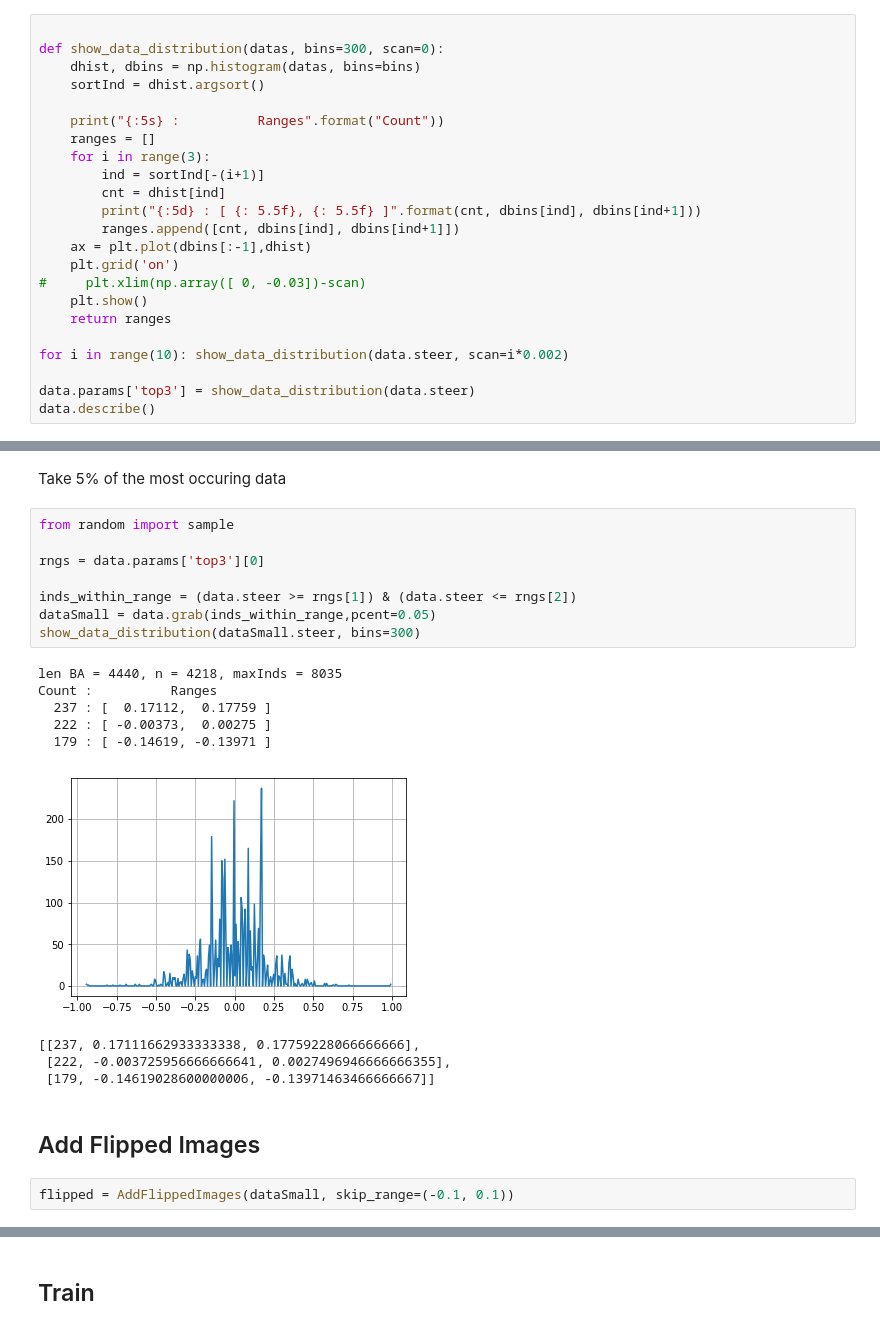
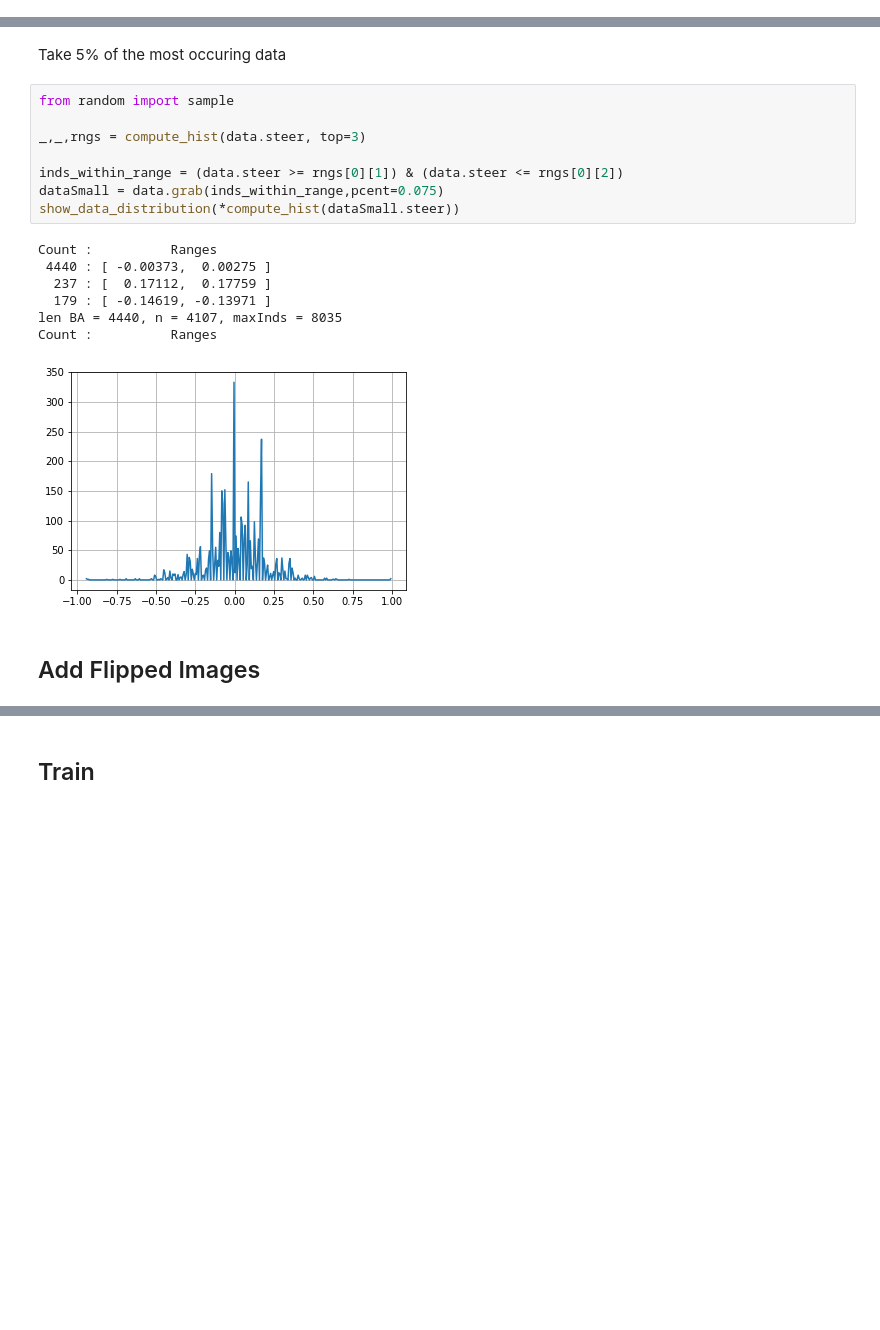
Before and after one commit to jabeerahmed/CarND-Behavioral-Cloning-P3, a Jupyter notebook: tb.ipynb, the cells around one changed output, grey strips where cells are left out. Saved outputs shown, nothing was run; the diff lists cells and outputs as text; blank space fills up the shorter version.

```diff
--- a/tb.ipynb
+++ b/tb.ipynb
@@ -40,25 +55,2 @@ elapsed time: 10.254 secs
 # %% [markdown]
 ### Data Input
-# %%
-
-def show_data_distribution(datas, bins=300, scan=0):
-    dhist, dbins = np.histogram(datas, bins=bins)
-    sortInd = dhist.argsort()
-
-    print("{:5s} :          Ranges".format("Count"))
-    ranges = []
-    for i in range(3):
-        ind = sortInd[-(i+1)]
-        cnt = dhist[ind]
-        print("{:5d} : [ {: 5.5f}, {: 5.5f} ]".format(cnt, dbins[ind], dbins[ind+1]))
-        ranges.append([cnt, dbins[ind], dbins[ind+1]])
-    ax = plt.plot(dbins[:-1],dhist)
-    plt.grid('on')
-#     plt.xlim(np.array([ 0, -0.03])-scan)
-    plt.show()
-    return ranges
-
-for i in range(10): show_data_distribution(data.steer, scan=i*0.002)
-
-data.params['top3'] = show_data_distribution(data.steer)
-data.describe()
@@ -101,22 +84,18 @@ Take 5% of the most occuring data
 # %%
 from random import sample
 
-rngs = data.params['top3'][0]
+_,_,rngs = compute_hist(data.steer, top=3)
 
-inds_within_range = (data.steer >= rngs[1]) & (data.steer <= rngs[2])
-dataSmall = data.grab(inds_within_range,pcent=0.05)
-show_data_distribution(dataSmall.steer, bins=300)
+inds_within_range = (data.steer >= rngs[0][1]) & (data.steer <= rngs[0][2])
+dataSmall = data.grab(inds_within_range,pcent=0.075)
+show_data_distribution(*compute_hist(dataSmall.steer))
 # %% [output]
-len BA = 4440, n = 4218, maxInds = 8035
 Count :          Ranges
+ 4440 : [ -0.00373,  0.00275 ]
   237 : [  0.17112,  0.17759 ]
-  222 : [ -0.00373,  0.00275 ]
   179 : [ -0.14619, -0.13971 ]
+len BA = 4440, n = 4107, maxInds = 8035
+Count :          Ranges
-[figure, old version]
+[figure, new version]
-[[237, 0.17111662933333338, 0.17759228066666666],
- [222, -0.003725956666666641, 0.0027496946666666355],
- [179, -0.14619028600000006, -0.13971463466666667]]
 # %% [markdown]
 ## Add Flipped Images
-# %%
-flipped = AddFlippedImages(dataSmall, skip_range=(-0.1, 0.1))
```
Also changed, not shown: parts of 10 cells of this notebook, 2 other files.
